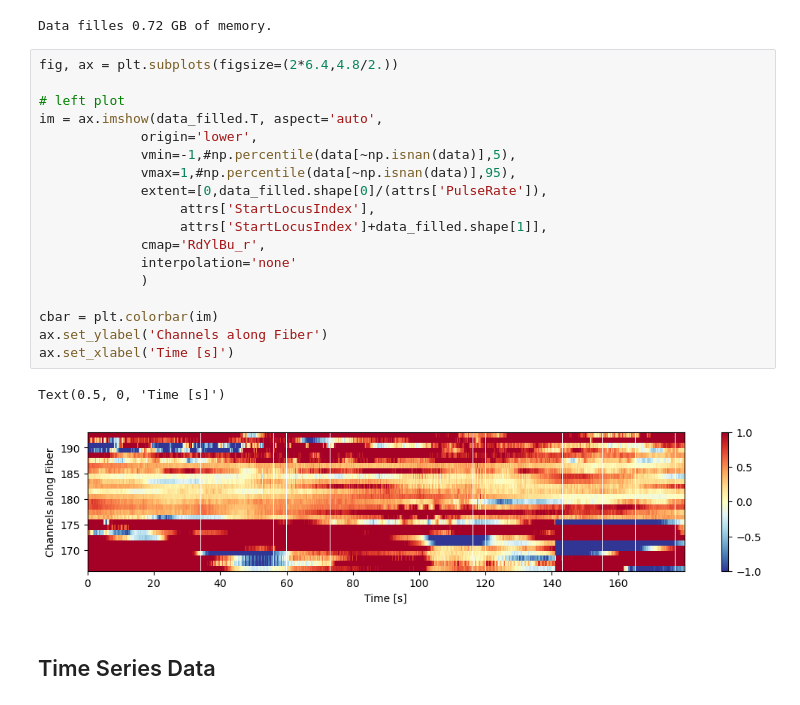
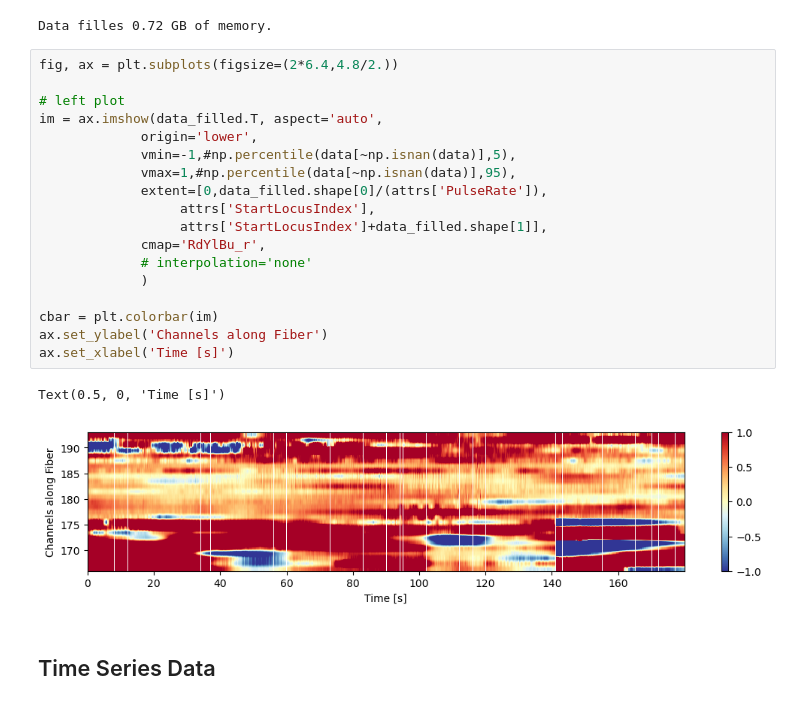
Before and after one commit to graeffd/GreenFjord_DAS, a Jupyter notebook: DAS_QC3_propperlook.ipynb, the cells around one changed output. Cells and saved outputs as stored; diff of their text form.

```diff
--- a/DAS_QC3_propperlook.ipynb
+++ b/DAS_QC3_propperlook.ipynb
@@ -52,24 +52,24 @@ Data filles 0.72 GB of memory.
 # %%
 fig, ax = plt.subplots(figsize=(2*6.4,4.8/2.))
 
 # left plot
 im = ax.imshow(data_filled.T, aspect='auto',
              origin='lower',
              vmin=-1,#np.percentile(data[~np.isnan(data)],5),
              vmax=1,#np.percentile(data[~np.isnan(data)],95),
              extent=[0,data_filled.shape[0]/(attrs['PulseRate']),
                   attrs['StartLocusIndex'],
                   attrs['StartLocusIndex']+data_filled.shape[1]],
              cmap='RdYlBu_r',
-             interpolation='none'
+             # interpolation='none'
              )
 
 cbar = plt.colorbar(im)
 ax.set_ylabel('Channels along Fiber')
 ax.set_xlabel('Time [s]')
 # %% [output]
 Text(0.5, 0, 'Time [s]')
-[figure, old version]
+[figure, new version]
 # %% [markdown]
 ## Time Series Data
 # %%
```
Also changed, not shown: parts of 12 cells of this notebook, 1 other file.
